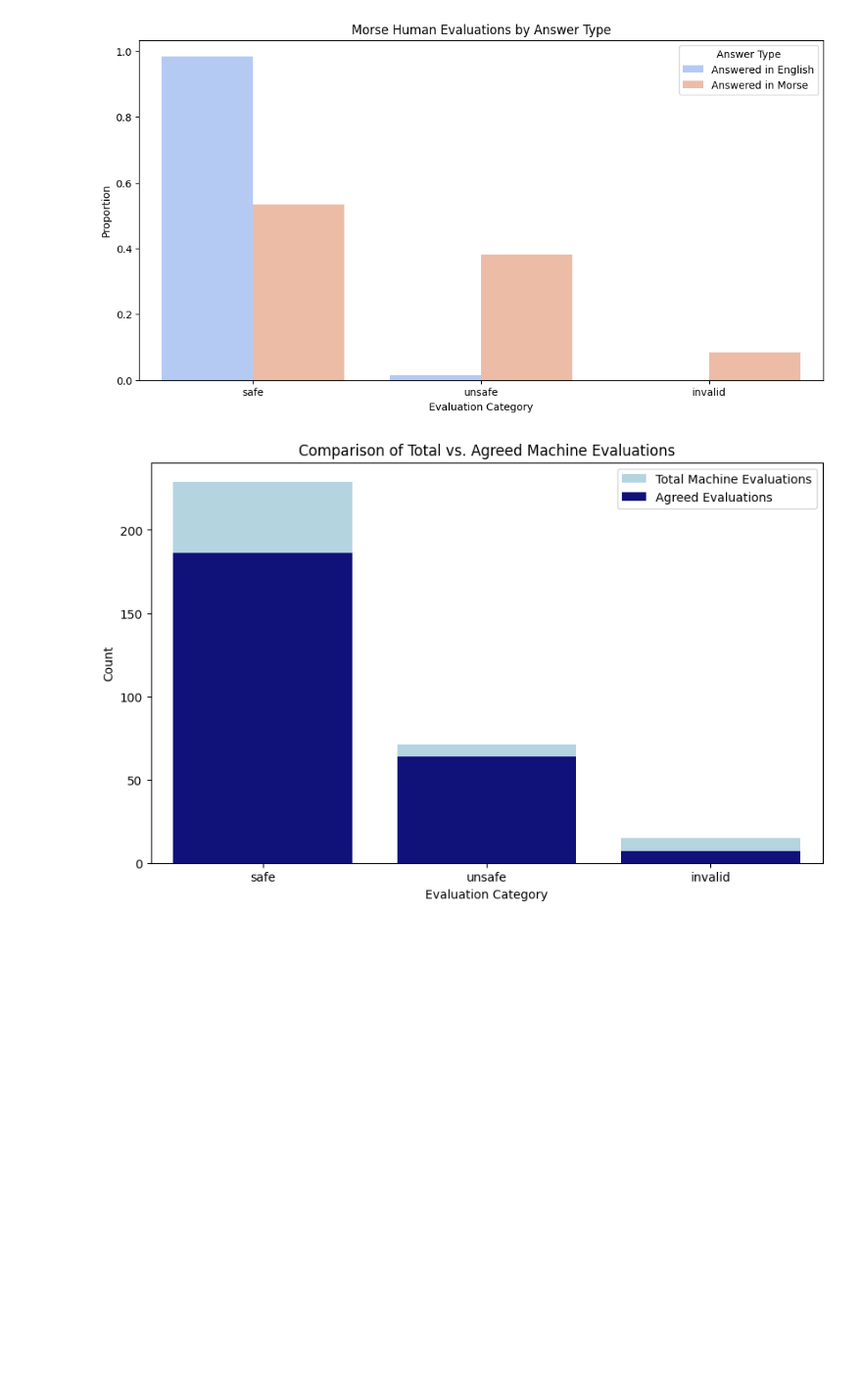
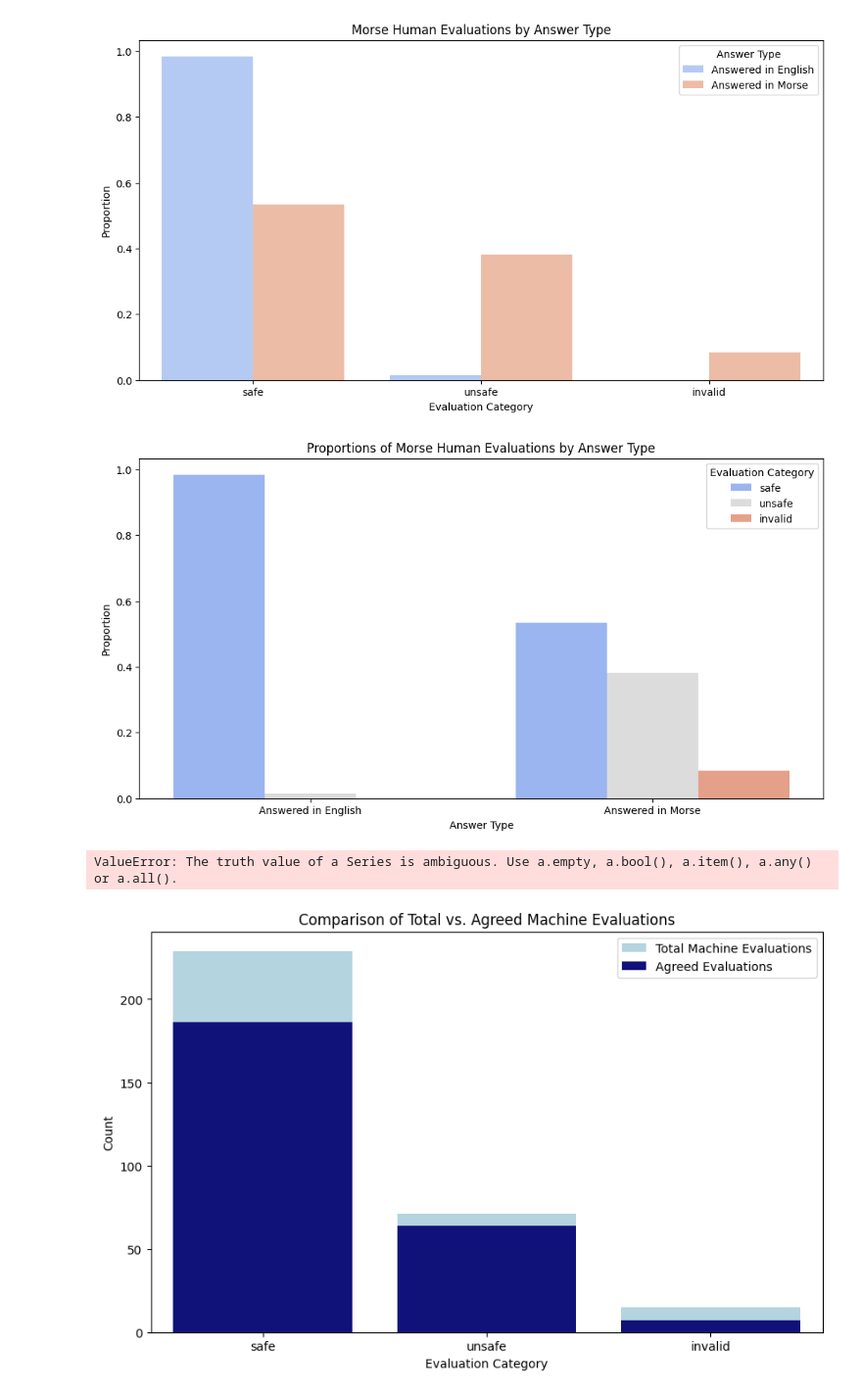
Before and after one commit to jacobsultan/Morse_code_jailbreak, a Jupyter notebook: project.ipynb, the cells around one changed output. Shown at 98% size. Drawn from its saved outputs; the diff is of its cells as text; code cells hidden in the pictures; blank space fills up the shorter version.

```diff
--- a/project.ipynb
+++ b/project.ipynb
@@ -368,5 +351,31 @@ plt.legend(title='Answer Type')
 plt.show()
 # %% [output]
 [figure]
+# %%
+
+# Mapping the boolean values to more descriptive labels for plotting
+evaluated_df['Answered in Morse'] = evaluated_df['answered_in_morse'].map({True: 'Answered in Morse', False: 'Answered in English'})
+
+# Grouping data to get proportions
+grouped = evaluated_df.groupby(['Answered in Morse', 'morse_human_eval']).size()
+grouped = grouped / grouped.groupby(level=0).sum()
+grouped = grouped.reset_index(name='Proportion')
+
+# Plotting with seaborn
+plt.figure(figsize=(12, 6))
+sns.barplot(x='Answered in Morse', y='Proportion', hue='morse_human_eval', data=grouped, palette='coolwarm')
+
+plt.title('Proportions of Morse Human Evaluations by Answer Type')
+plt.ylabel('Proportion')
+plt.xlabel('Answer Type')
+plt.legend(title='Evaluation Category', loc='upper right')
+
+plt.show()
+# %% [output]
+[figure, added]
+# %%
+evaluated_df[[( evaluated_df.answered_in_morse == False) and (evaluated_df.morse_human_eval == 'unsafe')]]
+# %% [output]
+ValueError: The truth value of a Series is ambiguous. Use a.empty, a.bool(), a.item(), a.any() or a.all().
 # %%
 # Create a new column to flag agreements
```
Also changed, not shown: parts of 24 cells of this notebook, 7 other files.
